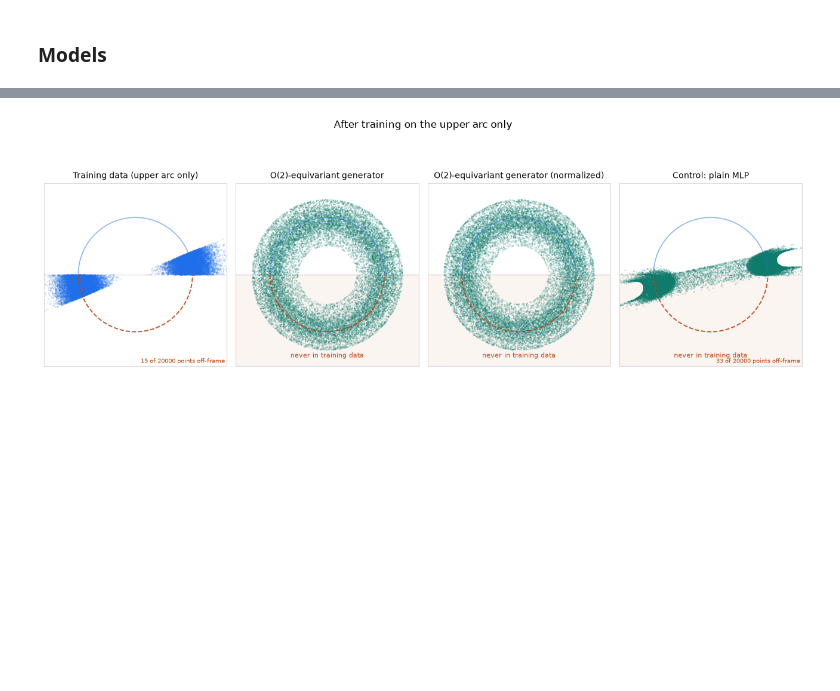
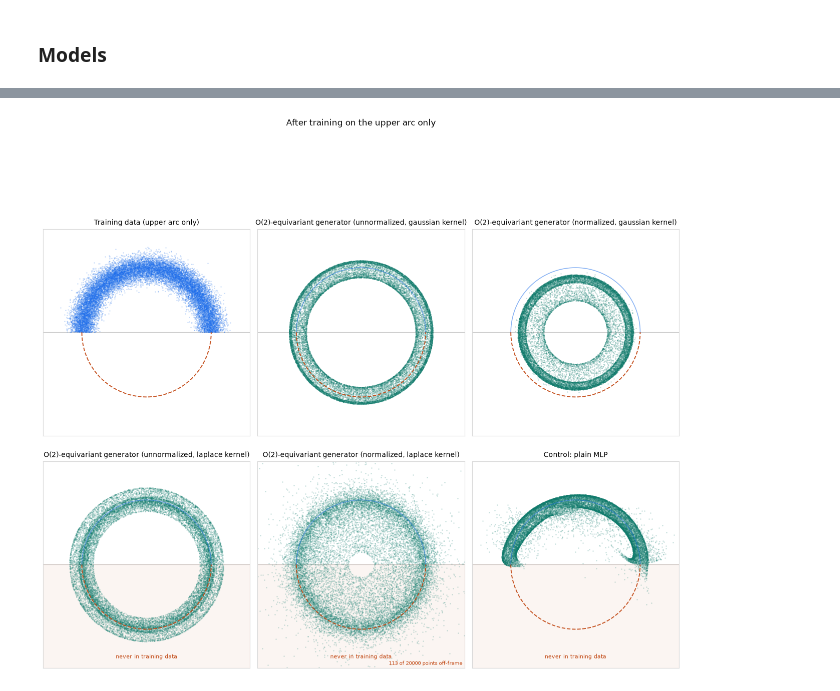
Before and after one commit to daoterog/TokyoDrift, a Jupyter notebook: summarized.ipynb, the cells around one changed output, grey strips where cells are left out. Drawn from its saved outputs; the diff is of its cells as text; code cells hidden in the pictures; blank space fills up the shorter version.

```diff
--- a/summarized.ipynb
+++ b/summarized.ipynb
@@ -97,7 +115,7 @@ same data is included as a control, and covers only the upper arc.
 ### Setup
 # %%
 RADIUS = 1.0        # circle radius
-WIDTH = 0.2        # radial jitter of the data
+WIDTH = 0.1        # radial jitter of the data
 NOISE_SCALE = 1.0   # standard deviation of the isotropic Gaussian noise
 
 def sample_arc(count, angle_low, angle_high, radius=RADIUS, width=WIDTH):
@@ -109,8 +127,9 @@ def sample_arc(count, angle_low, angle_high, radius=RADIUS, width=WIDTH):
 
 def sample_train(count):
     """The ONLY data the models ever see: the upper half of the circle."""
-    return torch.cat([sample_arc(count // 2, 0.0, math.pi / 8),
-                        sample_arc(count // 2, math.pi, math.pi + math.pi / 8)], dim=0)
+    return sample_arc(count, 0.0, math.pi)
+    # return torch.cat([sample_arc(count // 2, 0.0, math.pi / 8),
+    #                     sample_arc(count // 2, math.pi, math.pi + math.pi / 8)], dim=0)
 
 
 def sample_full(count):
@@ -178,11 +197,11 @@ def scatter(ax, points, color, title, size=3, alpha=0.25):
 
 figure, axes = plt.subplots(1, 2, figsize=(9, 4.6))
 
-scatter(axes[0], sample_noise(1000), "0.45",
+scatter(axes[0], sample_noise(3000), "0.45",
         f"Input: isotropic Gaussian noise (sigma = {NOISE_SCALE})", alpha=0.18)
 style_axes(axes[0], limit=3.4)
 
-scatter(axes[1], sample_train(1000), SEEN, "Training data: upper arc only")
+scatter(axes[1], sample_train(3000), SEEN, "Training data: upper arc only")
 draw_reference(axes[1])
 axes[1].text(0.0, -1.28, "withheld", color=HELD_OUT, ha="center", fontsize=9)
 style_axes(axes[1])
@@ -330,33 +360,43 @@ plt.tight_layout()
 # %%
 
-figure, axes = plt.subplots(1, 4, figsize=(13, 4.8))
+figure, axes = plt.subplots(2, 3, figsize=(13, 12))
 
-scatter(axes[0], sample_train(20_000), SEEN, "Training data (upper arc only)")
-draw_reference(axes[0])
-style_axes(axes[0])
+scatter(axes[0, 0], sample_train(20_000), SEEN, "Training data (upper arc only)")
+draw_reference(axes[0, 0])
+style_axes(axes[0, 0])
 
-scatter(axes[1], equivariant_samples, GENERATED,
-        "O(2)-equivariant generator")
-draw_reference(axes[1])
-style_axes(axes[1])
+scatter(axes[0, 1], equi_unnorm_gaussian_samples, GENERATED,
+        "O(2)-equivariant generator (unnormalized, gaussian kernel)")
+draw_reference(axes[0, 1])
+style_axes(axes[0, 1])
 
-scatter(axes[2], equivariant_normalized_samples, GENERATED,
-        "O(2)-equivariant generator (normalized)")
-draw_reference(axes[2])
-style_axes(axes[2])
+scatter(axes[0, 2], equi_norm_gaussian_samples, GENERATED,
+        "O(2)-equivariant generator (normalized, gaussian kernel)")
+draw_reference(axes[0, 2])
+style_axes(axes[0, 2])
 
-scatter(axes[3], control_samples, GENERATED, "Control: plain MLP")
-draw_reference(axes[3])
-style_axes(axes[3])
+scatter(axes[1, 0], equi_unnorm_laplace_samples, GENERATED,
+        "O(2)-equivariant generator (unnormalized, laplace kernel)")
+draw_reference(axes[1, 0])
+style_axes(axes[1, 0])
 
-for ax in axes[1:]:
+scatter(axes[1, 1], equi_norm_laplace_samples, GENERATED,
+        "O(2)-equivariant generator (normalized, laplace kernel)")
+draw_reference(axes[1, 1])
+style_axes(axes[1, 1])
+
+scatter(axes[1, 2], control_samples, GENERATED, "Control: plain MLP")
+draw_reference(axes[1, 2])
+style_axes(axes[1, 2])
+
+for ax in (axes[1, 0], axes[1, 1], axes[1, 2]):
     ax.axhspan(-1.6, 0.0, color=HELD_OUT, alpha=0.05, zorder=0)
     ax.text(0.0, -1.45, "never in training data", color=HELD_OUT,
             ha="center", fontsize=8)
 
 figure.tight_layout()
 figure.subplots_adjust(top=0.85)
 figure.suptitle("After training on the upper arc only", fontsize=12)
 plt.show()
 # %% [output]
-[figure, old version]
+[figure, new version]
```
Also changed, not shown: parts of 17 cells of this notebook.
